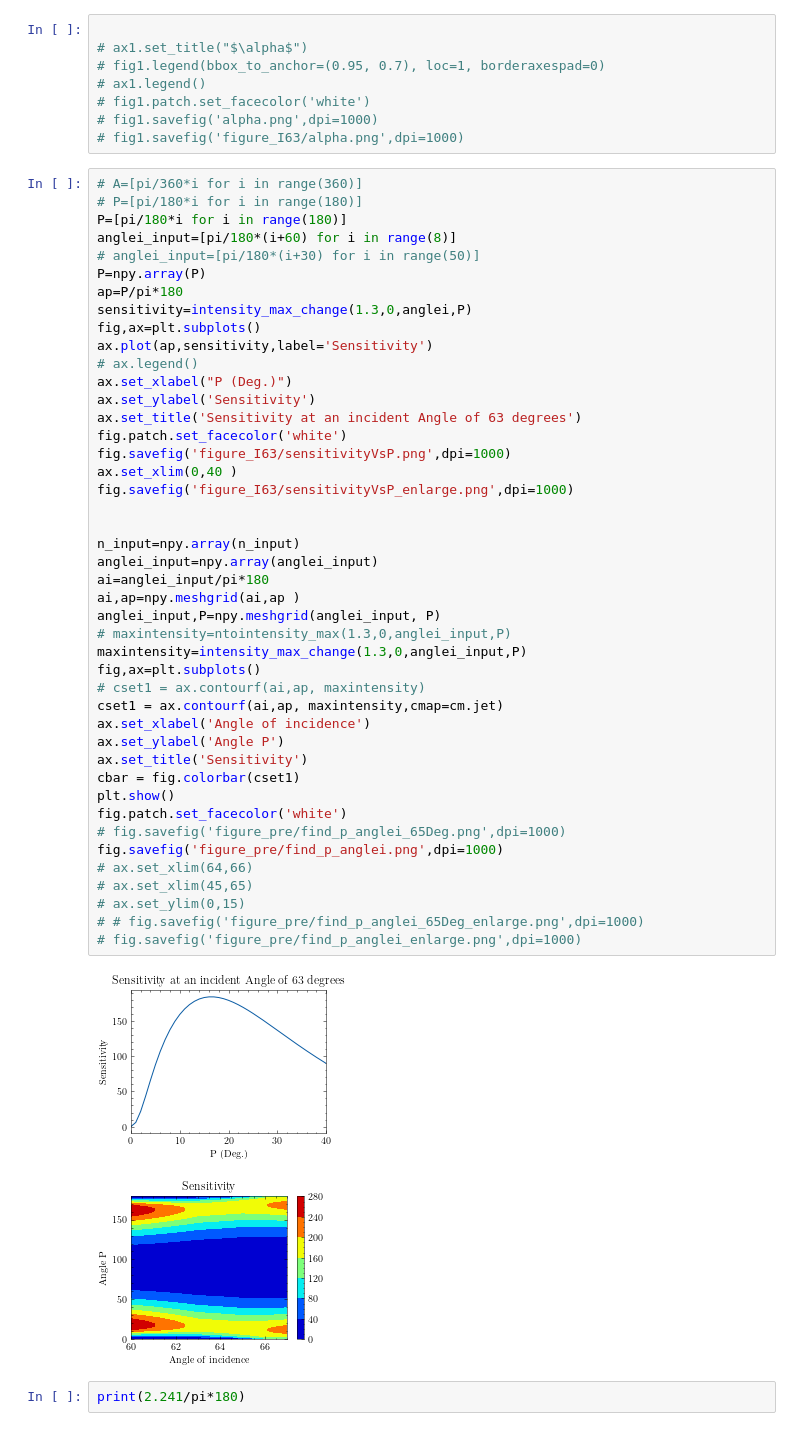
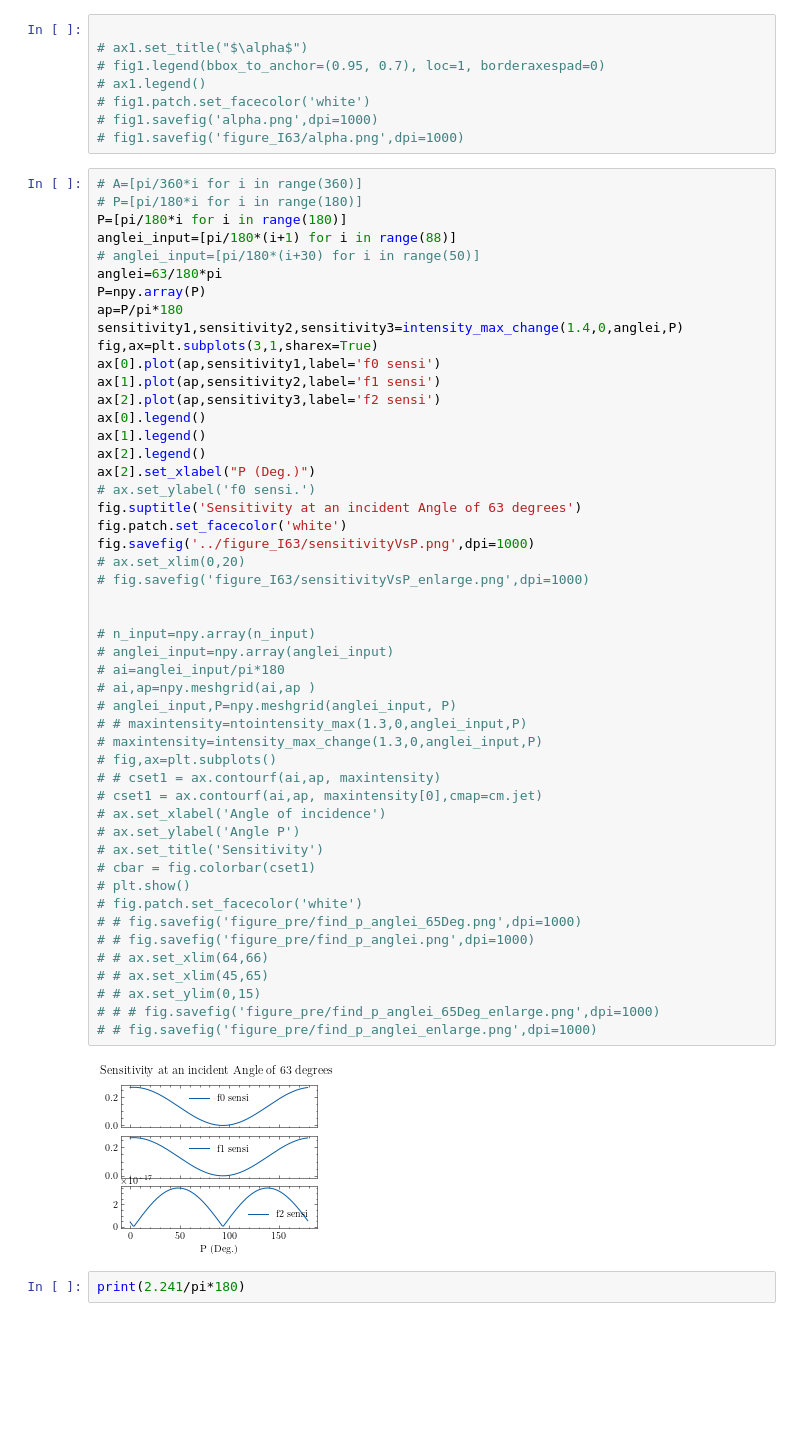
Before and after one commit to cxypnp/refractionIndexJUNO, a Jupyter notebook: intensityPre.ipynb, the cells around one changed output. Saved outputs shown, nothing was run; the diff lists cells and outputs as text; blank space fills up the shorter version.

```diff
--- a/intensityPre.ipynb
+++ b/intensityPre.ipynb
@@ -143,50 +151,54 @@ fig1.legend(bbox_to_anchor=(0.95, 1), loc=2, borderaxespad=0)
 # %%
 # A=[pi/360*i for i in range(360)]
 # P=[pi/180*i for i in range(180)]
 P=[pi/180*i for i in range(180)]
-anglei_input=[pi/180*(i+60) for i in range(8)]
+anglei_input=[pi/180*(i+1) for i in range(88)]
 # anglei_input=[pi/180*(i+30) for i in range(50)]
+anglei=63/180*pi
 P=npy.array(P)
 ap=P/pi*180
-sensitivity=intensity_max_change(1.3,0,anglei,P)
-fig,ax=plt.subplots()
-ax.plot(ap,sensitivity,label='Sensitivity')
-# ax.legend()
-ax.set_xlabel("P (Deg.)")
-ax.set_ylabel('Sensitivity')
-ax.set_title('Sensitivity at an incident Angle of 63 degrees')
+sensitivity1,sensitivity2,sensitivity3=intensity_max_change(1.4,0,anglei,P)
+fig,ax=plt.subplots(3,1,sharex=True)
+ax[0].plot(ap,sensitivity1,label='f0 sensi')
+ax[1].plot(ap,sensitivity2,label='f1 sensi')
+ax[2].plot(ap,sensitivity3,label='f2 sensi')
+ax[0].legend()
+ax[1].legend()
+ax[2].legend()
+ax[2].set_xlabel("P (Deg.)")
+# ax.set_ylabel('f0 sensi.')
+fig.suptitle('Sensitivity at an incident Angle of 63 degrees')
 fig.patch.set_facecolor('white')
-fig.savefig('figure_I63/sensitivityVsP.png',dpi=1000)
-ax.set_xlim(0,40 )
-fig.savefig('figure_I63/sensitivityVsP_enlarge.png',dpi=1000)
+fig.savefig('../figure_I63/sensitivityVsP.png',dpi=1000)
+# ax.set_xlim(0,20)
+# fig.savefig('figure_I63/sensitivityVsP_enlarge.png',dpi=1000)
 
 
-n_input=npy.array(n_input)
-anglei_input=npy.array(anglei_input)
-ai=anglei_input/pi*180
-ai,ap=npy.meshgrid(ai,ap )
-anglei_input,P=npy.meshgrid(anglei_input, P)
-# maxintensity=ntointensity_max(1.3,0,anglei_input,P)
-maxintensity=intensity_max_change(1.3,0,anglei_input,P)
-fig,ax=plt.subplots()
-# cset1 = ax.contourf(ai,ap, maxintensity)
-cset1 = ax.contourf(ai,ap, maxintensity,cmap=cm.jet)
-ax.set_xlabel('Angle of incidence')
-ax.set_ylabel('Angle P')
-ax.set_title('Sensitivity')
-cbar = fig.colorbar(cset1)
-plt.show()
-fig.patch.set_facecolor('white')
-# fig.savefig('figure_pre/find_p_anglei_65Deg.png',dpi=1000)
-fig.savefig('figure_pre/find_p_anglei.png',dpi=1000)
-# ax.set_xlim(64,66)
-# ax.set_xlim(45,65)
-# ax.set_ylim(0,15)
-# # fig.savefig('figure_pre/find_p_anglei_65Deg_enlarge.png',dpi=1000)
-# fig.savefig('figure_pre/find_p_anglei_enlarge.png',dpi=1000)
+# n_input=npy.array(n_input)
+# anglei_input=npy.array(anglei_input)
+# ai=anglei_input/pi*180
+# ai,ap=npy.meshgrid(ai,ap )
+# anglei_input,P=npy.meshgrid(anglei_input, P)
+# # maxintensity=ntointensity_max(1.3,0,anglei_input,P)
+# maxintensity=intensity_max_change(1.3,0,anglei_input,P)
+# fig,ax=plt.subplots()
+# # cset1 = ax.contourf(ai,ap, maxintensity)
+# cset1 = ax.contourf(ai,ap, maxintensity[0],cmap=cm.jet)
+# ax.set_xlabel('Angle of incidence')
+# ax.set_ylabel('Angle P')
+# ax.set_title('Sensitivity')
+# cbar = fig.colorbar(cset1)
+# plt.show()
+# fig.patch.set_facecolor('white')
+# # fig.savefig('figure_pre/find_p_anglei_65Deg.png',dpi=1000)
+# # fig.savefig('figure_pre/find_p_anglei.png',dpi=1000)
+# # ax.set_xlim(64,66)
+# # ax.set_xlim(45,65)
+# # ax.set_ylim(0,15)
+# # # fig.savefig('figure_pre/find_p_anglei_65Deg_enlarge.png',dpi=1000)
+# # fig.savefig('figure_pre/find_p_anglei_enlarge.png',dpi=1000)
 # %% [output]
-[figure, old version]
+[figure, new version]
-[figure, removed]
 # %%
 print(2.241/pi*180)
 # %% [output]
```
Also changed, not shown: parts of 3 cells of this notebook.
